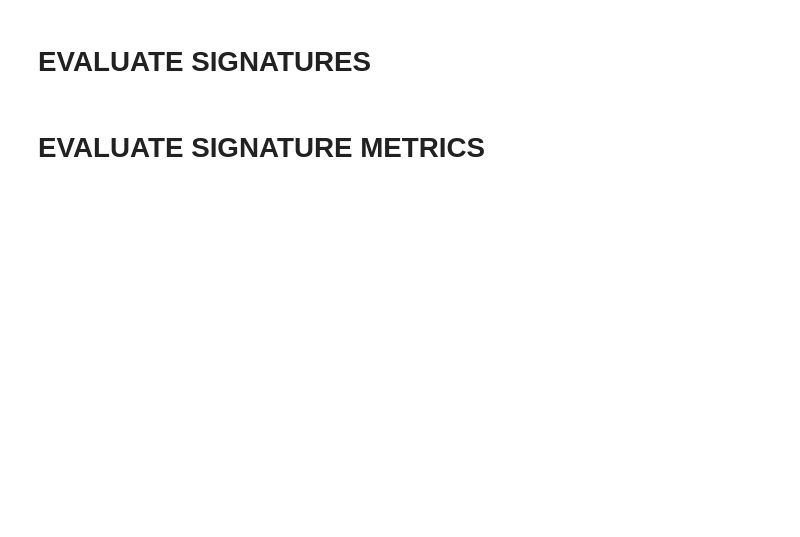
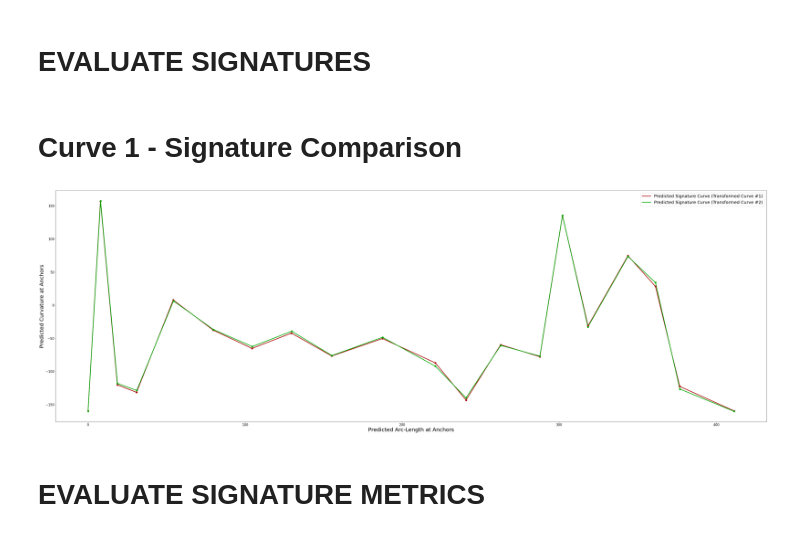
Before and after one commit to royvelich/deep-signature, a Jupyter notebook: notebooks/level_curves/evaluate_metrics.ipynb, the cells around one changed output. Cells and saved outputs as stored; diff of their text form; code cells hidden in the pictures; blank space fills up the shorter version.

```diff
--- a/notebooks/level_curves/evaluate_metrics.ipynb
+++ b/notebooks/level_curves/evaluate_metrics.ipynb
@@ -197,10 +202,13 @@ Curve 5 - Curvature Comparison
 # %% [markdown]
   # EVALUATE SIGNATURES
 # %%
-# notebook_utils.plot_curve_signature_comparisons(
-#     curve_records=curve_records,
-#     curve_colors=curve_colors,
-#     sample_colors=sample_colors)
+notebook_utils.plot_curve_signature_comparisons(
+    curve_records=curve_records,
+    curve_colors=curve_colors,
+    sample_colors=sample_colors)
+# %% [output]
+Curve 1 - Signature Comparison
+[figure, added]
 # %% [markdown]
 # EVALUATE SIGNATURE METRICS
 # %%
```
Also changed, not shown: parts of 6 cells of this notebook, 2 other files.
